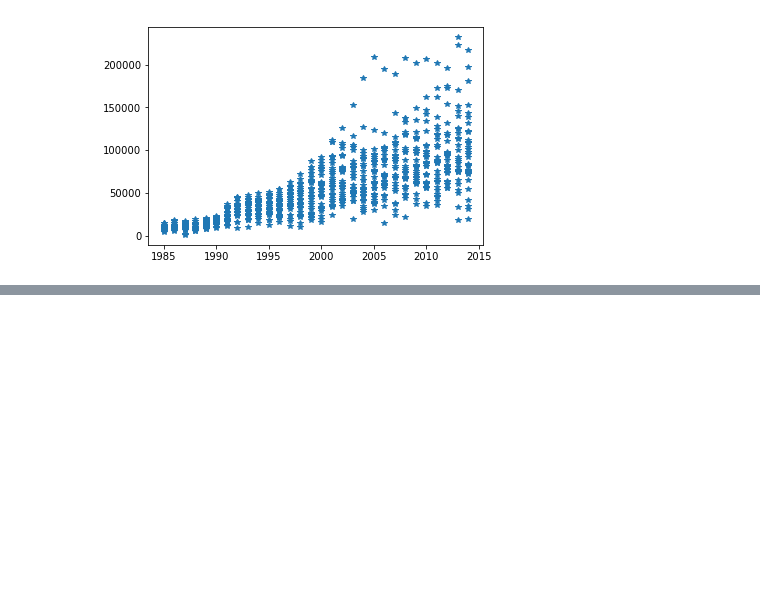
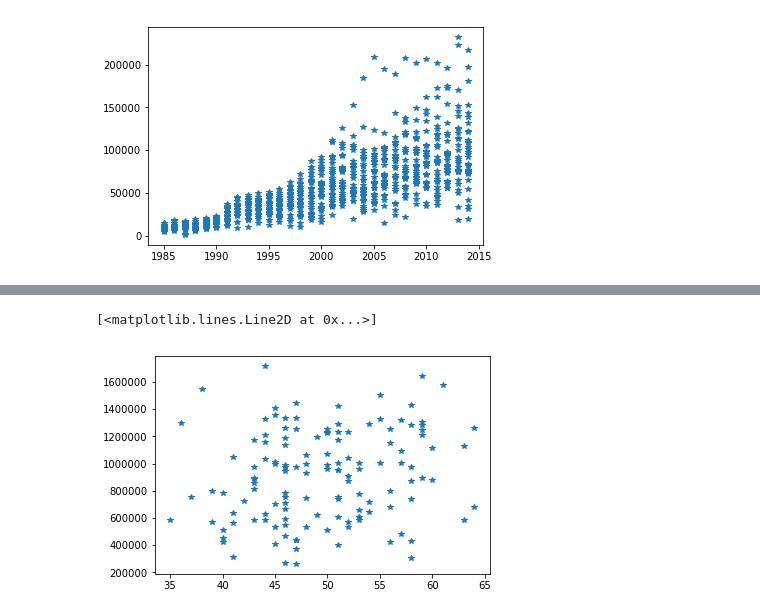
Before and after one commit to mhipona/cmsc320-mhipona, a Jupyter notebook: project2/project2.ipynb, the cells around one changed output, grey strips where cells are left out. Cells and saved outputs as stored; diff of their text form; code cells hidden in the pictures; blank space fills up the shorter version.

```diff
--- a/project2/project2.ipynb
+++ b/project2/project2.ipynb
@@ -46,0 +63,27 @@ plt.plot(result['yearID'], result['total_payroll_by_thousand'], '*')
+# %%
+## Problem 4
+new_query = "SELECT  teamID,yearID, sum(salary)/count(salary) as payroll_mean FROM Salaries GROUP BY teamID,yearID"
+new_query2 = "SELECT  teamID,yearID, W*100/G as winning_percentage FROM Teams GROUP BY teamID,yearID"
+query1 = pandas.read_sql(new_query, conn)
+query2 = pandas.read_sql(new_query2,conn)
+
+group_table = pandas.merge(query1, query2, how='outer', on=['yearID','teamID'])
+
+bins = [1989,1994,1999,2004,2009,2015]
+group_names = ['1990-1994','1995-1999','2000-2004','2005-2009','2010-2015']
+categories = pandas.cut(group_table['yearID'],bins,labels=group_names)
+group_table['categories'] = pandas.cut(group_table['yearID'], bins, labels=group_names)
+
+grouped = group_table.groupby('categories')
+
+group1 = grouped.get_group('1990-1994')
+group2 = grouped.get_group('1995-1999')
+group3 = grouped.get_group('2000-2004')
+group4 = grouped.get_group('2005-2009')
+group5 = grouped.get_group('2010-2015')
+# %%
+## Plot for 1990-1994
+plt.plot(group1['winning_percentage'],group1['payroll_mean'],'*')
+# %% [output]
+[<matplotlib.lines.Line2D at 0x...>]
+[figure, added]
```
Also changed, not shown: parts of 7 cells of this notebook.
